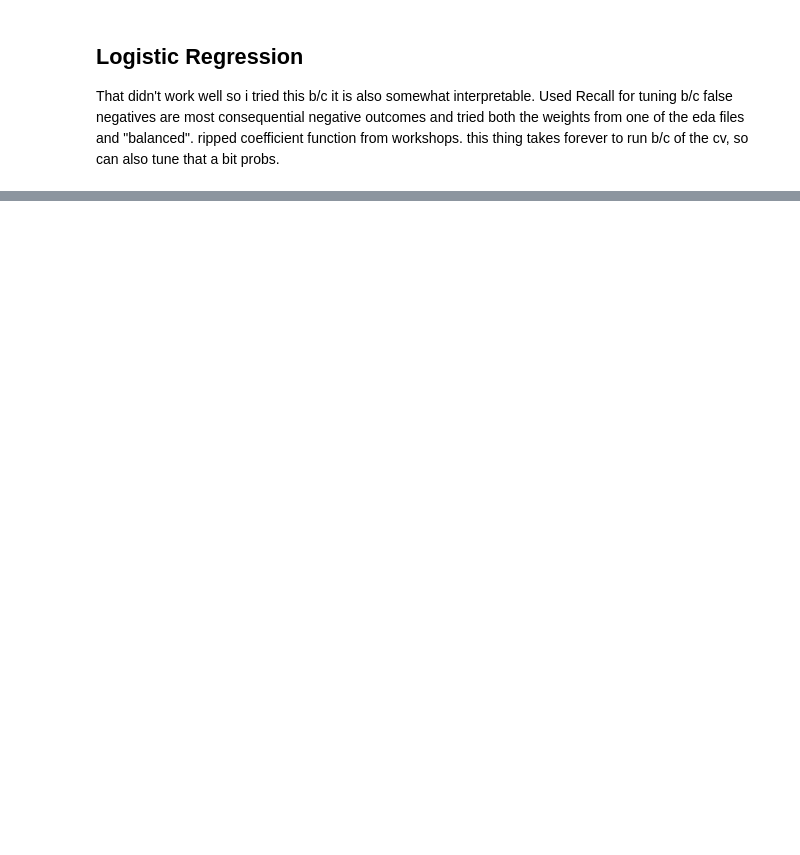
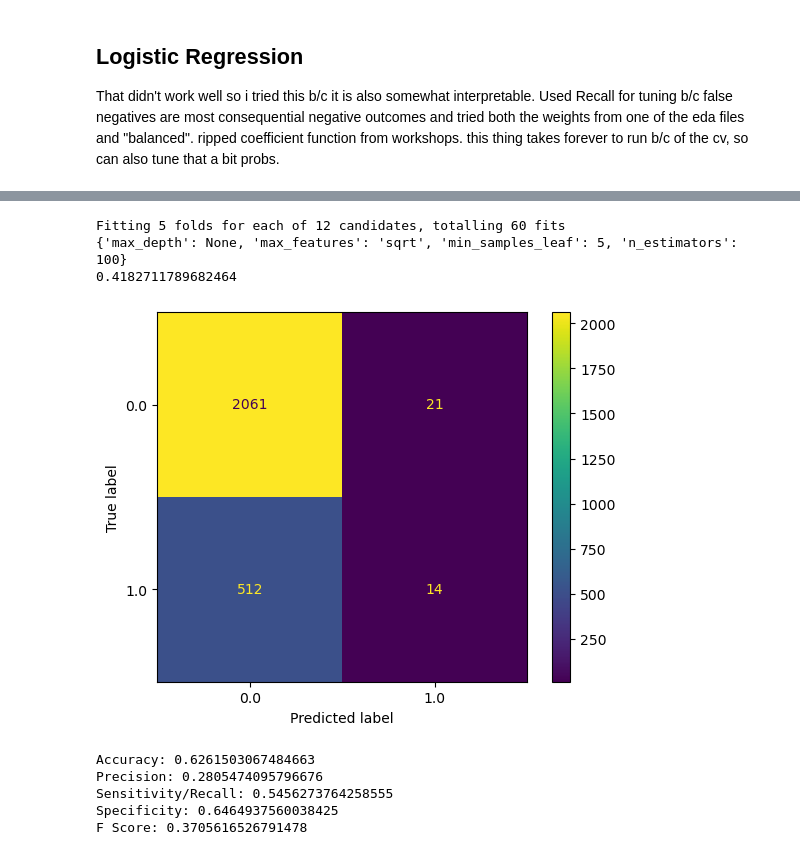
Before and after one commit to bendesousa/ML-Project, a Jupyter notebook: rough_models.ipynb, the cells around one changed output, grey strips where cells are left out. Cells and saved outputs as stored; diff of their text form; code cells hidden in the pictures; blank space fills up the shorter version.

```diff
--- a/rough_models.ipynb
+++ b/rough_models.ipynb
@@ -428,0 +455,49 @@ F Score: 0.3672248803827751
+# %%
+from sklearn.model_selection import StratifiedKFold, GridSearchCV
+from sklearn.ensemble import RandomForestClassifier
+
+param_grid = {
+    'n_estimators': [100, 200, 500],
+    'max_features': ['sqrt'],
+    'min_samples_leaf': [5, 10, 20, 50],
+    'max_depth': [None]
+}
+
+rf = RandomForestClassifier(class_weight={0: 1, 1: 7.86}, random_state=42)
+
+cv = StratifiedKFold(n_splits=5, shuffle=True, random_state=42)
+
+grid_search = GridSearchCV(
+    rf,
+    param_grid,
+    cv=cv,
+    scoring='f1',
+    n_jobs=-1,
+    verbose=1
+)
+
+grid_search.fit(X_train, y_train)
+
+print(grid_search.best_params_)
+print(grid_search.best_score_)
+
+best_rf = grid_search.best_estimator_
+y_pred = best_rf.predict(X_test)
+
+ConfusionMatrixDisplay.from_estimator(rf_clf, X_test, y_test)
+plt.show()
+print(f"Accuracy: {metrics.accuracy_score(y_test, y_pred)}")
+print(f"Precision: {metrics.precision_score(y_test, y_pred)}")
+print(f"Sensitivity/Recall: {metrics.recall_score(y_test, y_pred)}")
+print(f"Specificity: {metrics.recall_score(y_test, y_pred, pos_label=0.0)}")
+print(f"F Score: {metrics.f1_score(y_test, y_pred)}")
+# %% [output]
+Fitting 5 folds for each of 12 candidates, totalling 60 fits
+{'max_depth': None, 'max_features': 'sqrt', 'min_samples_leaf': 5, 'n_estimators': 100}
+0.4182711789682464
+[figure, added]
+Accuracy: 0.6261503067484663
+Precision: 0.2805474095796676
+Sensitivity/Recall: 0.5456273764258555
+Specificity: 0.6464937560038425
+F Score: 0.3705616526791478
```
Also changed, not shown: parts of 3 cells of this notebook.
